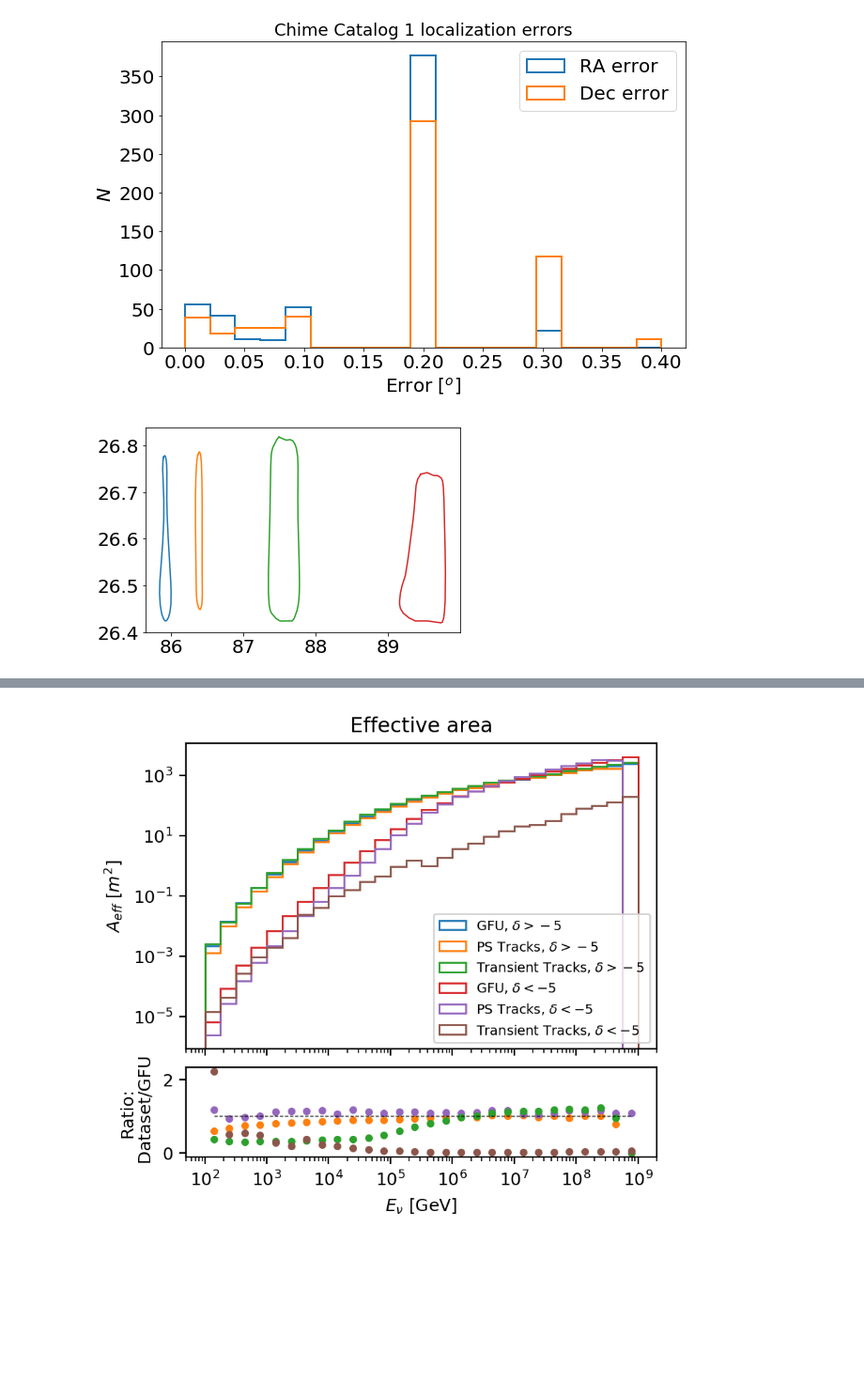
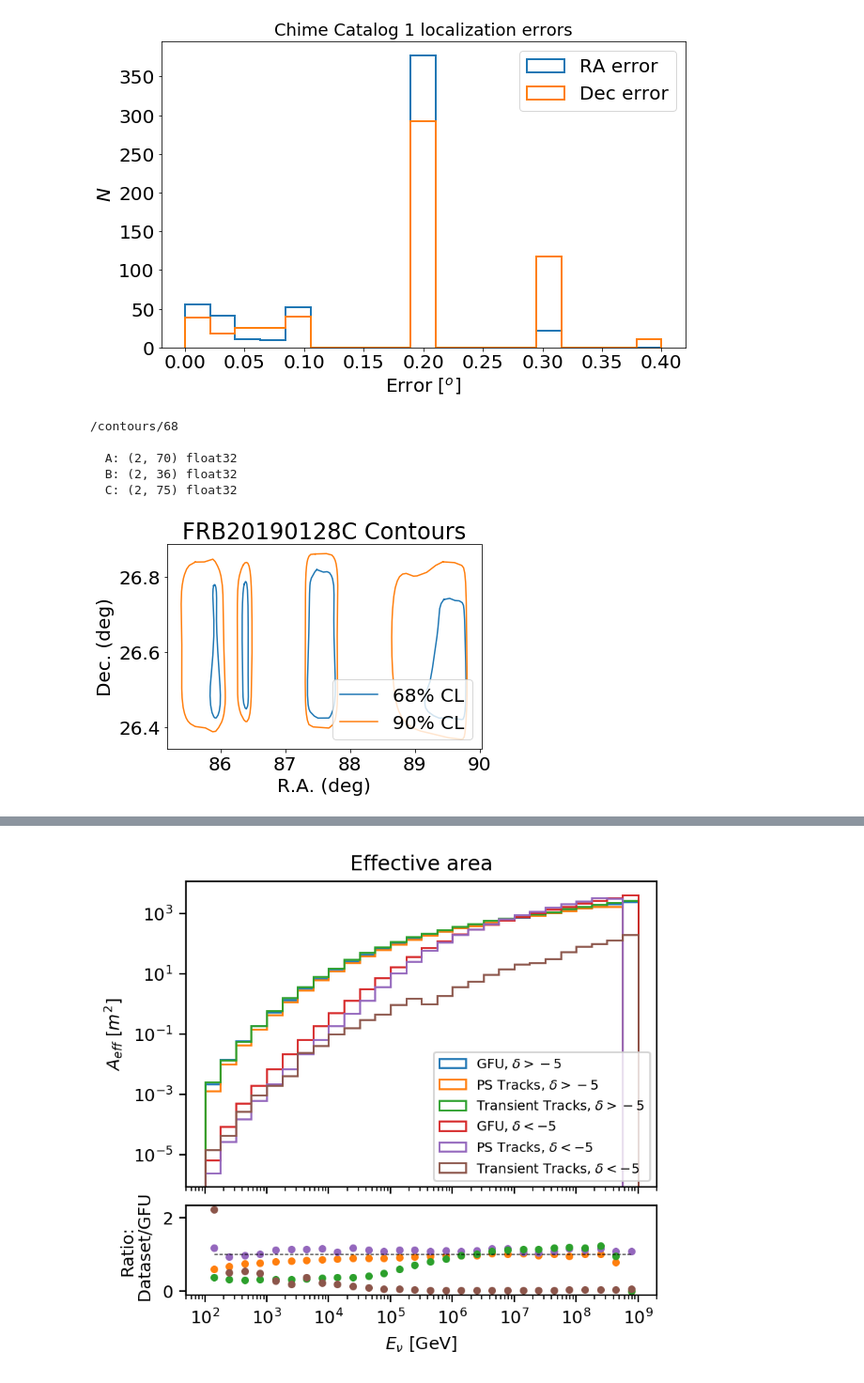
Before and after one commit to jessiethw/FRB, a Jupyter notebook: frb_load_catalogs.ipynb, the cells around one changed output, grey strips where cells are left out. Shown at 94% size. Saved outputs shown, nothing was run; the diff lists cells and outputs as text; code cells hidden in the pictures; blank space fills up the shorter version.

```diff
--- a/frb_load_catalogs.ipynb
+++ b/frb_load_catalogs.ipynb
@@ -346,15 +346,33 @@ def describe(group, recurse=False):
         else:
             print('  ' + key + ':', value.shape, value.dtype)
     print()
-# %%
-#describe(f1['/contours/68/']) # See hint 1
-#f1['healpix'].attrs['comments'] # See hints below
-#describe(f1['/contours'])
-for name, contour in f2['/contours/68/'].items():
-    contour=contour[:]
-    plt.plot(contour[0],contour[1])
-# %% [output]
-[figure, removed]
+# %%
+describe(f1['contours/68/']) # See hint 1
+#f1['healpix'].attrs['comments'] # See hints below
+#describe(f1['/contours'])
+i=0
+for name, contour in f2['/contours/68/'].items():
+    contour=contour[:]
+    if i==0: plt.plot(contour[0],contour[1],color='C0', label='68% CL')
+    else: plt.plot(contour[0],contour[1],color='C0')
+    i+=1
+for name, contour in f2['/contours/90/'].items():
+    contour=contour[:]
+    if i==4: plt.plot(contour[0],contour[1],color='C1', label='90% CL')
+    else: plt.plot(contour[0],contour[1],color='C1')
+    i+=1
+plt.xlabel('R.A. (deg)')
+plt.ylabel('Dec. (deg)')
+plt.legend(loc=4)
+plt.title('%s Contours'%f1['/'].attrs['tns_name'])
+plt.show()
+# %% [output]
+/contours/68
+
+  A: (2, 70) float32
+  B: (2, 36) float32
+  C: (2, 75) float32
+[figure, added]
 # %%
 plt.rc('font', family='serif', size=14)
 fig, ax = plt.subplots(2, 1, figsize=(10,8.5))
```
Also changed, not shown: parts of 4 cells of this notebook, 1 other file.
